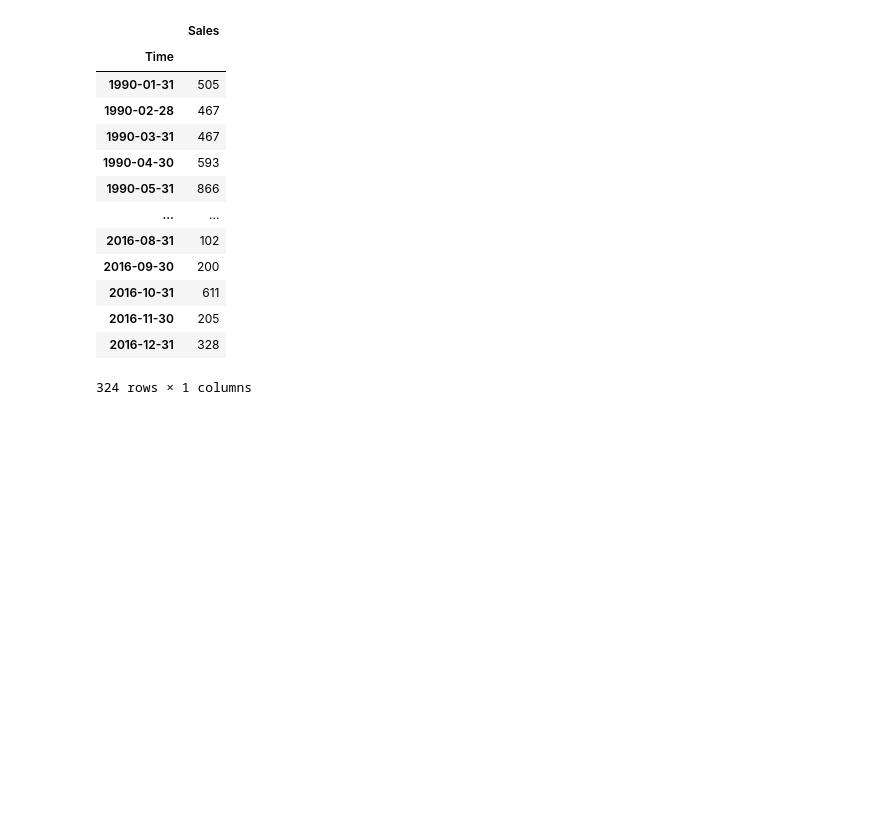
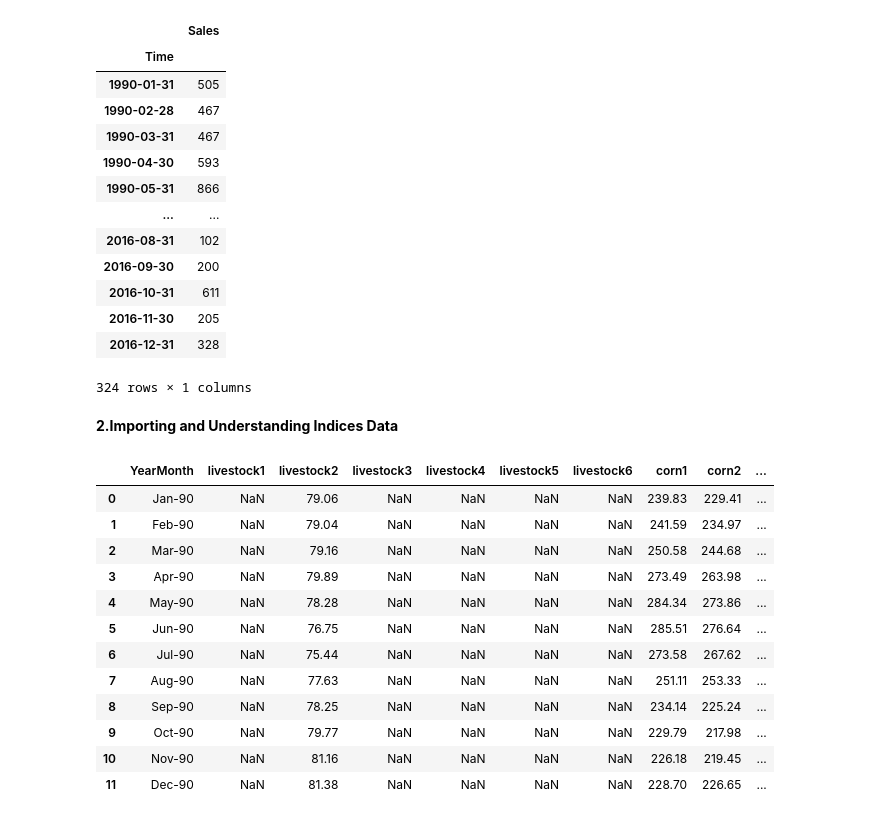
Before and after one commit to ankitaggarwal64/Time-Series-Sales-Forecasting-for-Agricultural-Equipments, a Jupyter notebook: Project Overview and Data Ingestion.ipynb, the cells around one changed output. Cells and saved outputs as stored; diff of their text form; code cells hidden in the pictures; blank space fills up the shorter version.

```diff
--- a/Project Overview and Data Ingestion.ipynb
+++ b/Project Overview and Data Ingestion.ipynb
@@ -216,3 +204,25 @@ Sales_ts
 | 2016-11-30 | 205 |
 | 2016-12-31 | 328 |
 324 rows × 1 columns
+# %% [markdown]
+**2.Importing and Understanding Indices Data**
+# %%
+# Read additional Predictive Information - Indices data
+Indices = pd.read_csv("/content/drive/My Drive/1. Data Science/Sales Forecasting_Masters Project/Masters Project/Data/indicies_combined.csv")
+# %%
+# Checking head and tail of Indices
+display(Indices.head(12))
+# %% [output]
+|  | YearMonth | livestock1 | livestock2 | livestock3 | livestock4 | livestock5 | livestock6 | corn1 | corn2 | ... |
+| 0 | Jan-90 | NaN | 79.06 | NaN | NaN | NaN | NaN | 239.83 | 229.41 | ... |
+| 1 | Feb-90 | NaN | 79.04 | NaN | NaN | NaN | NaN | 241.59 | 234.97 | ... |
+| 2 | Mar-90 | NaN | 79.16 | NaN | NaN | NaN | NaN | 250.58 | 244.68 | ... |
+| 3 | Apr-90 | NaN | 79.89 | NaN | NaN | NaN | NaN | 273.49 | 263.98 | ... |
+| 4 | May-90 | NaN | 78.28 | NaN | NaN | NaN | NaN | 284.34 | 273.86 | ... |
+| 5 | Jun-90 | NaN | 76.75 | NaN | NaN | NaN | NaN | 285.51 | 276.64 | ... |
+| 6 | Jul-90 | NaN | 75.44 | NaN | NaN | NaN | NaN | 273.58 | 267.62 | ... |
+| 7 | Aug-90 | NaN | 77.63 | NaN | NaN | NaN | NaN | 251.11 | 253.33 | ... |
+| 8 | Sep-90 | NaN | 78.25 | NaN | NaN | NaN | NaN | 234.14 | 225.24 | ... |
+| 9 | Oct-90 | NaN | 79.77 | NaN | NaN | NaN | NaN | 229.79 | 217.98 | ... |
+| 10 | Nov-90 | NaN | 81.16 | NaN | NaN | NaN | NaN | 226.18 | 219.45 | ... |
+| 11 | Dec-90 | NaN | 81.38 | NaN | NaN | NaN | NaN | 228.70 | 226.65 | ... |
```
Also changed, not shown: parts of 14 cells of this notebook.
